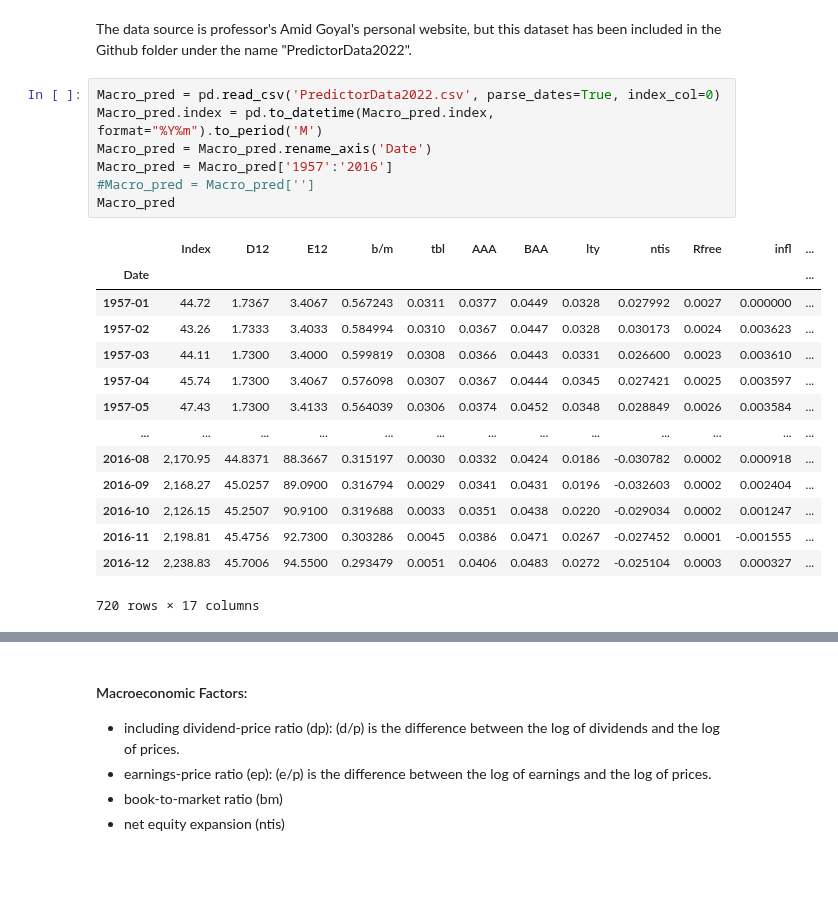
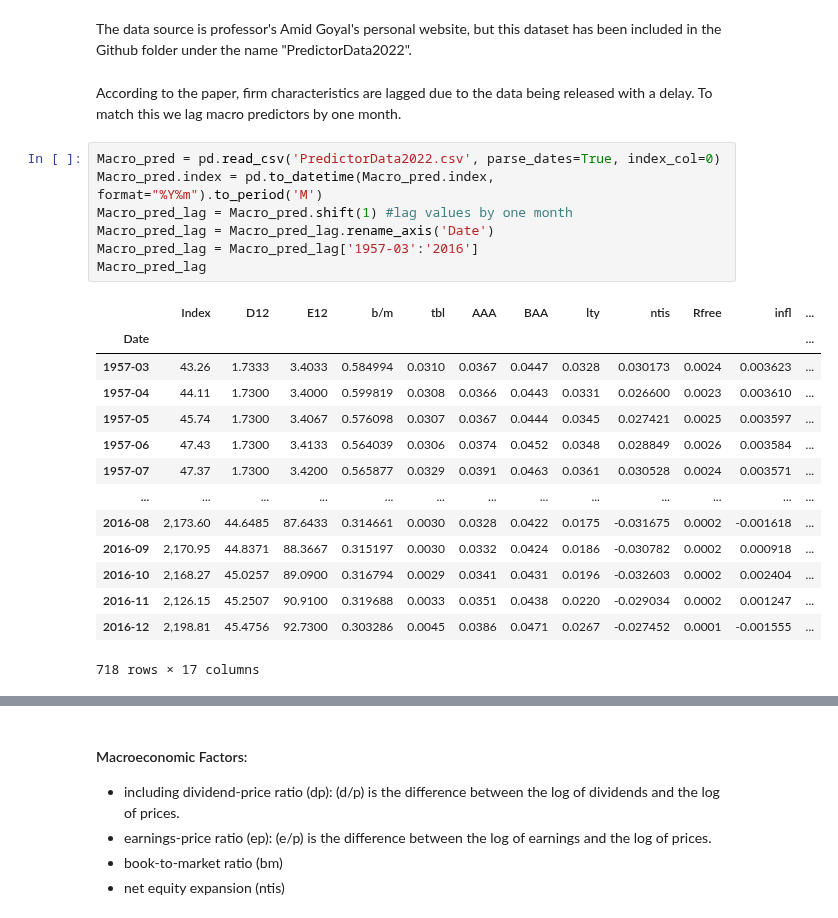
Before and after one commit to Berga20/DS-Project-Group4, a Jupyter notebook: Data-preprocessing.ipynb, the cells around one changed output, grey strips where cells are left out. Drawn from its saved outputs; the diff is of its cells as text; blank space fills up the shorter version.

Commit message:
Lagged the macros
+ changes the beggining date

```diff
--- a/Data-preprocessing.ipynb
+++ b/Data-preprocessing.ipynb
@@ -159,25 +301,27 @@ replicating_returns
 ## 3.1 Macro Predictors
 # %% [markdown]
 The data source is professor's Amid Goyal's personal website, but this dataset has been included in the Github folder under the name "PredictorData2022".
+# %% [markdown]
+According to the paper, firm characteristics are lagged due to the data being released with a delay. To match this we lag macro predictors by one month.
 # %%
 Macro_pred = pd.read_csv('PredictorData2022.csv', parse_dates=True, index_col=0)
 Macro_pred.index = pd.to_datetime(Macro_pred.index, format="%Y%m").to_period('M')
-Macro_pred = Macro_pred.rename_axis('Date')
-Macro_pred = Macro_pred['1957':'2016']
-#Macro_pred = Macro_pred['']
-Macro_pred
+Macro_pred_lag = Macro_pred.shift(1) #lag values by one month
+Macro_pred_lag = Macro_pred_lag.rename_axis('Date')
+Macro_pred_lag = Macro_pred_lag['1957-03':'2016']
+Macro_pred_lag
 # %% [output]
 |  | Index | D12 | E12 | b/m | tbl | AAA | BAA | lty | ntis | Rfree | infl | ... |
 | Date |  |  |  |  |  |  |  |  |  |  |  | ... |
-| 1957-01 | 44.72 | 1.7367 | 3.4067 | 0.567243 | 0.0311 | 0.0377 | 0.0449 | 0.0328 | 0.027992 | 0.0027 | 0.000000 | ... |
-| 1957-02 | 43.26 | 1.7333 | 3.4033 | 0.584994 | 0.0310 | 0.0367 | 0.0447 | 0.0328 | 0.030173 | 0.0024 | 0.003623 | ... |
-| 1957-03 | 44.11 | 1.7300 | 3.4000 | 0.599819 | 0.0308 | 0.0366 | 0.0443 | 0.0331 | 0.026600 | 0.0023 | 0.003610 | ... |
-| 1957-04 | 45.74 | 1.7300 | 3.4067 | 0.576098 | 0.0307 | 0.0367 | 0.0444 | 0.0345 | 0.027421 | 0.0025 | 0.003597 | ... |
-| 1957-05 | 47.43 | 1.7300 | 3.4133 | 0.564039 | 0.0306 | 0.0374 | 0.0452 | 0.0348 | 0.028849 | 0.0026 | 0.003584 | ... |
+| 1957-03 | 43.26 | 1.7333 | 3.4033 | 0.584994 | 0.0310 | 0.0367 | 0.0447 | 0.0328 | 0.030173 | 0.0024 | 0.003623 | ... |
+| 1957-04 | 44.11 | 1.7300 | 3.4000 | 0.599819 | 0.0308 | 0.0366 | 0.0443 | 0.0331 | 0.026600 | 0.0023 | 0.003610 | ... |
+| 1957-05 | 45.74 | 1.7300 | 3.4067 | 0.576098 | 0.0307 | 0.0367 | 0.0444 | 0.0345 | 0.027421 | 0.0025 | 0.003597 | ... |
+| 1957-06 | 47.43 | 1.7300 | 3.4133 | 0.564039 | 0.0306 | 0.0374 | 0.0452 | 0.0348 | 0.028849 | 0.0026 | 0.003584 | ... |
+| 1957-07 | 47.37 | 1.7300 | 3.4200 | 0.565877 | 0.0329 | 0.0391 | 0.0463 | 0.0361 | 0.030528 | 0.0024 | 0.003571 | ... |
 | ... | ... | ... | ... | ... | ... | ... | ... | ... | ... | ... | ... | ... |
-| 2016-08 | 2,170.95 | 44.8371 | 88.3667 | 0.315197 | 0.0030 | 0.0332 | 0.0424 | 0.0186 | -0.030782 | 0.0002 | 0.000918 | ... |
-| 2016-09 | 2,168.27 | 45.0257 | 89.0900 | 0.316794 | 0.0029 | 0.0341 | 0.0431 | 0.0196 | -0.032603 | 0.0002 | 0.002404 | ... |
-| 2016-10 | 2,126.15 | 45.2507 | 90.9100 | 0.319688 | 0.0033 | 0.0351 | 0.0438 | 0.0220 | -0.029034 | 0.0002 | 0.001247 | ... |
-| 2016-11 | 2,198.81 | 45.4756 | 92.7300 | 0.303286 | 0.0045 | 0.0386 | 0.0471 | 0.0267 | -0.027452 | 0.0001 | -0.001555 | ... |
-| 2016-12 | 2,238.83 | 45.7006 | 94.5500 | 0.293479 | 0.0051 | 0.0406 | 0.0483 | 0.0272 | -0.025104 | 0.0003 | 0.000327 | ... |
+| 2016-08 | 2,173.60 | 44.6485 | 87.6433 | 0.314661 | 0.0030 | 0.0328 | 0.0422 | 0.0175 | -0.031675 | 0.0002 | -0.001618 | ... |
+| 2016-09 | 2,170.95 | 44.8371 | 88.3667 | 0.315197 | 0.0030 | 0.0332 | 0.0424 | 0.0186 | -0.030782 | 0.0002 | 0.000918 | ... |
+| 2016-10 | 2,168.27 | 45.0257 | 89.0900 | 0.316794 | 0.0029 | 0.0341 | 0.0431 | 0.0196 | -0.032603 | 0.0002 | 0.002404 | ... |
+| 2016-11 | 2,126.15 | 45.2507 | 90.9100 | 0.319688 | 0.0033 | 0.0351 | 0.0438 | 0.0220 | -0.029034 | 0.0002 | 0.001247 | ... |
+| 2016-12 | 2,198.81 | 45.4756 | 92.7300 | 0.303286 | 0.0045 | 0.0386 | 0.0471 | 0.0267 | -0.027452 | 0.0001 | -0.001555 | ... |
-720 rows × 17 columns
+718 rows × 17 columns
```
Also changed, not shown: parts of 34 cells of this notebook.
